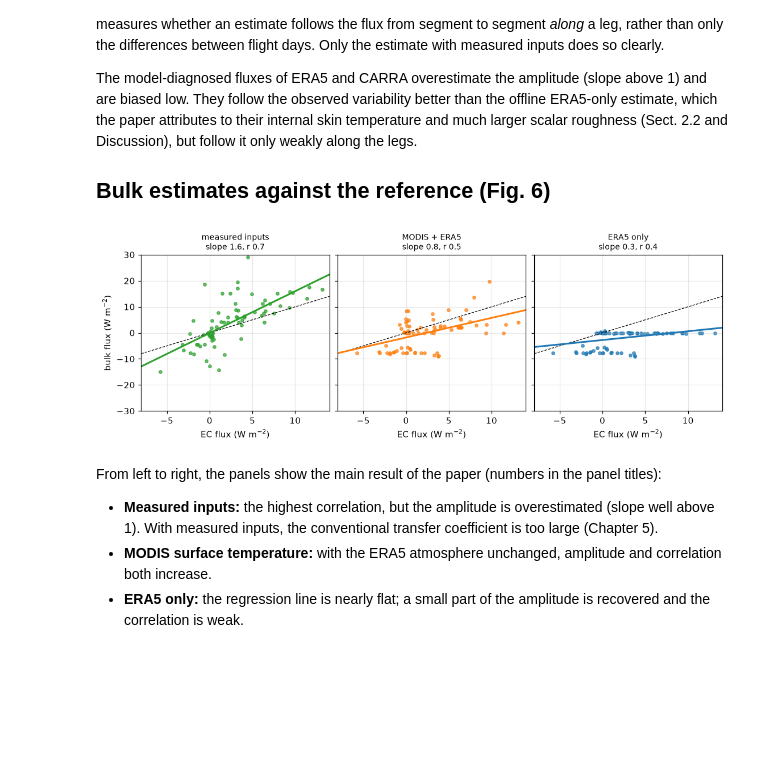
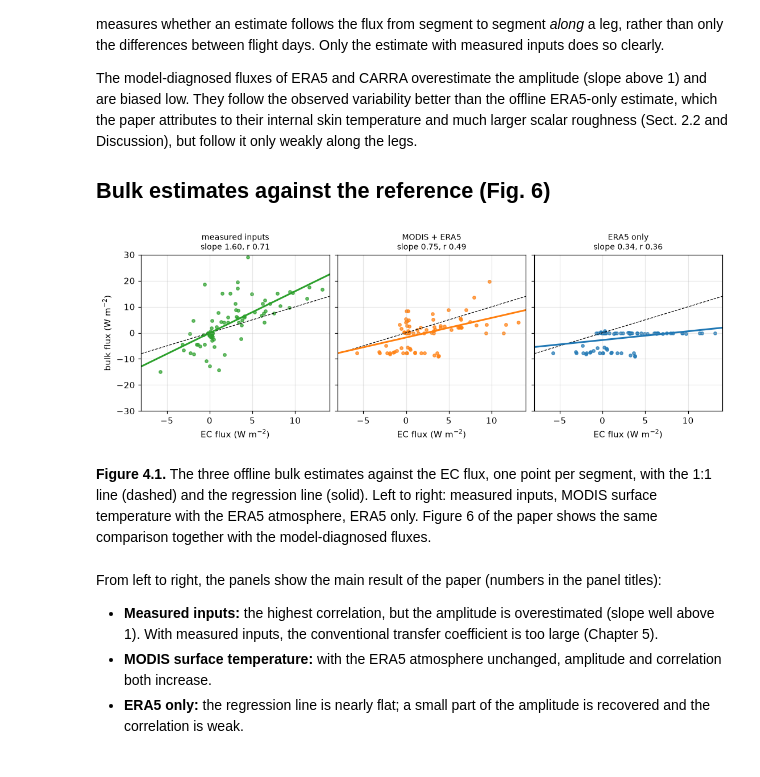
Before and after one commit to FranzFlink/bacsam2-flux-analysis, a Jupyter notebook: book/04_comparison.ipynb, the cells around one changed output. Saved outputs shown, nothing was run; the diff lists cells and outputs as text; code cells hidden in the pictures; blank space fills up the shorter version.

```diff
--- a/book/04_comparison.ipynb
+++ b/book/04_comparison.ipynb
@@ -80,14 +82,18 @@ temperature and much larger scalar roughness (Sect. 2.2 and Discussion), but fol
 # %%
 fig, axs = plt.subplots(1, 3, figsize=(10, 3.4), sharex=True, sharey=True)
 for ax, key, c in zip(axs, ["H_obs_bulk", "H_rs_bulk", "H_era_bulk"], ["C2", "C1", "C0"]):
     h = FIG[key].values; ok = np.isfinite(EC) & np.isfinite(h); b, a = np.polyfit(EC[ok], h[ok], 1)
     ax.scatter(EC[ok], h[ok], s=12, color=c, alpha=0.7); xx = np.array([-8, 14])
     ax.plot(xx, xx, "k--", lw=0.8); ax.plot(xx, a + b * xx, color=c, lw=2)
-    ax.set_title(f"{NAMES[key].split('(')[1][:-1]}\nslope {b:.1f}, r {np.corrcoef(EC[ok], h[ok])[0, 1]:.1f}", fontsize=9)
+    ax.set_title(f"{NAMES[key].split('(')[1][:-1]}\nslope {b:.2f}, r {np.corrcoef(EC[ok], h[ok])[0, 1]:.2f}", fontsize=9)
     ax.set_xlabel("EC flux (W m$^{-2}$)"); ax.set_xlim(-8, 14); ax.set_ylim(-30, 30)
 axs[0].set_ylabel("bulk flux (W m$^{-2}$)");
 # %% [output]
-[figure, old version]
+[figure, new version]
+# %% [markdown]
+**Figure 4.1.** The three offline bulk estimates against the EC flux, one point per segment, with the 1:1 line (dashed)
+and the regression line (solid). Left to right: measured inputs, MODIS surface temperature with the ERA5 atmosphere,
+ERA5 only. Figure 6 of the paper shows the same comparison together with the model-diagnosed fluxes.
 # %% [markdown]
 From left to right, the panels show the main result of the paper (numbers in the panel titles):
 
```
Also changed, not shown: parts of 2 cells of this notebook, 6 other files.
